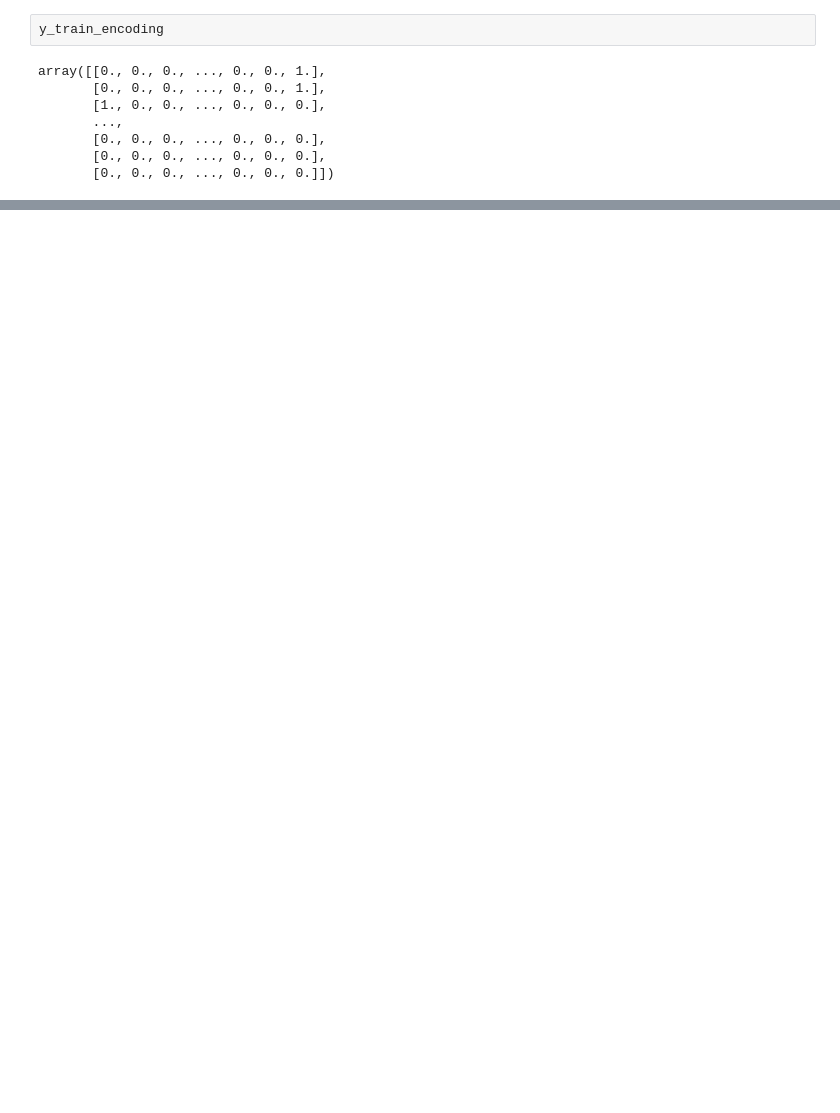
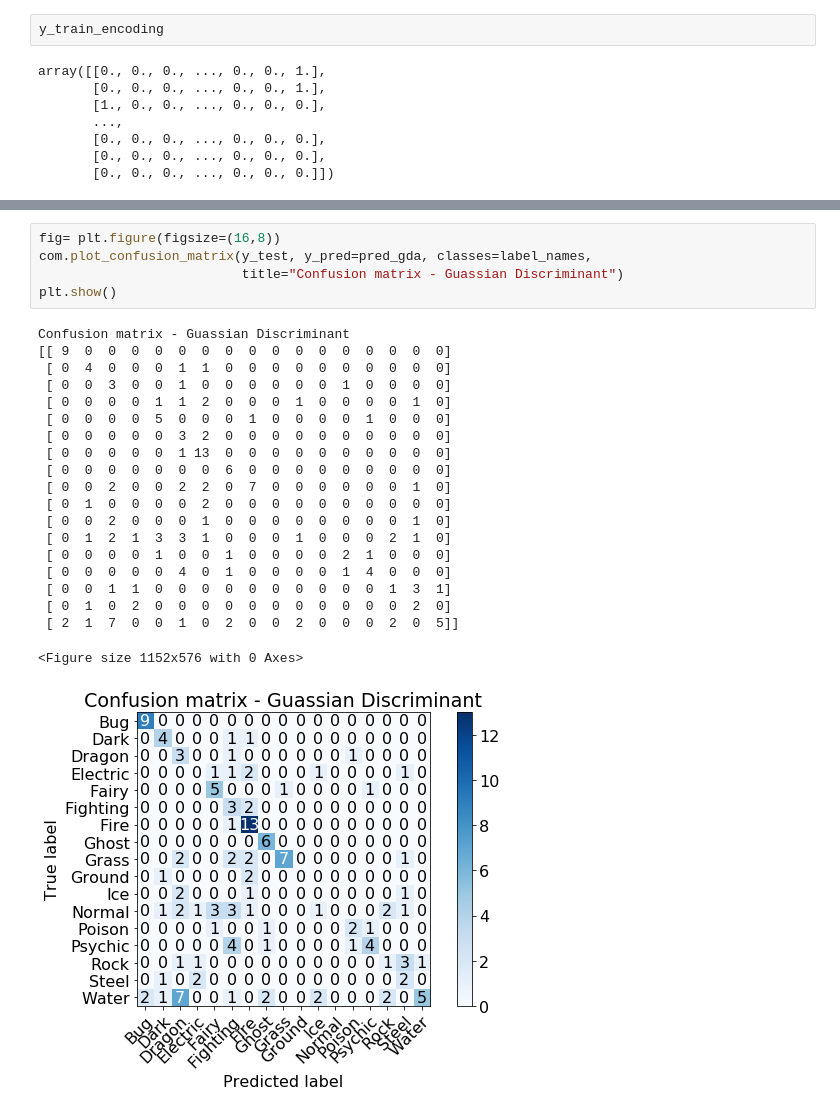
Before and after one commit to brunolmourao/machine-learning, a Jupyter notebook: Trabalho Final/Trabalho Final.ipynb, the cells around one changed output, grey strips where cells are left out. Cells and saved outputs as stored; diff of their text form; blank space fills up the shorter version.

```diff
--- a/Trabalho Final/Trabalho Final.ipynb
+++ b/Trabalho Final/Trabalho Final.ipynb
@@ -764,0 +699,26 @@ Confusion matrix - KNN
+# %%
+fig= plt.figure(figsize=(16,8))
+com.plot_confusion_matrix(y_test, y_pred=pred_gda, classes=label_names,
+                          title="Confusion matrix - Guassian Discriminant")
+plt.show()
+# %% [output]
+Confusion matrix - Guassian Discriminant
+[[ 9  0  0  0  0  0  0  0  0  0  0  0  0  0  0  0  0]
+ [ 0  4  0  0  0  1  1  0  0  0  0  0  0  0  0  0  0]
+ [ 0  0  3  0  0  1  0  0  0  0  0  0  1  0  0  0  0]
+ [ 0  0  0  0  1  1  2  0  0  0  1  0  0  0  0  1  0]
+ [ 0  0  0  0  5  0  0  0  1  0  0  0  0  1  0  0  0]
+ [ 0  0  0  0  0  3  2  0  0  0  0  0  0  0  0  0  0]
+ [ 0  0  0  0  0  1 13  0  0  0  0  0  0  0  0  0  0]
+ [ 0  0  0  0  0  0  0  6  0  0  0  0  0  0  0  0  0]
+ [ 0  0  2  0  0  2  2  0  7  0  0  0  0  0  0  1  0]
+ [ 0  1  0  0  0  0  2  0  0  0  0  0  0  0  0  0  0]
+ [ 0  0  2  0  0  0  1  0  0  0  0  0  0  0  0  1  0]
+ [ 0  1  2  1  3  3  1  0  0  0  1  0  0  0  2  1  0]
+ [ 0  0  0  0  1  0  0  1  0  0  0  0  2  1  0  0  0]
+ [ 0  0  0  0  0  4  0  1  0  0  0  0  1  4  0  0  0]
+ [ 0  0  1  1  0  0  0  0  0  0  0  0  0  0  1  3  1]
+ [ 0  1  0  2  0  0  0  0  0  0  0  0  0  0  0  2  0]
+ [ 2  1  7  0  0  1  0  2  0  0  2  0  0  0  2  0  5]]
+<Figure size 1152x576 with 0 Axes>
+[figure, added]
```
Also changed, not shown: parts of 32 cells of this notebook.
